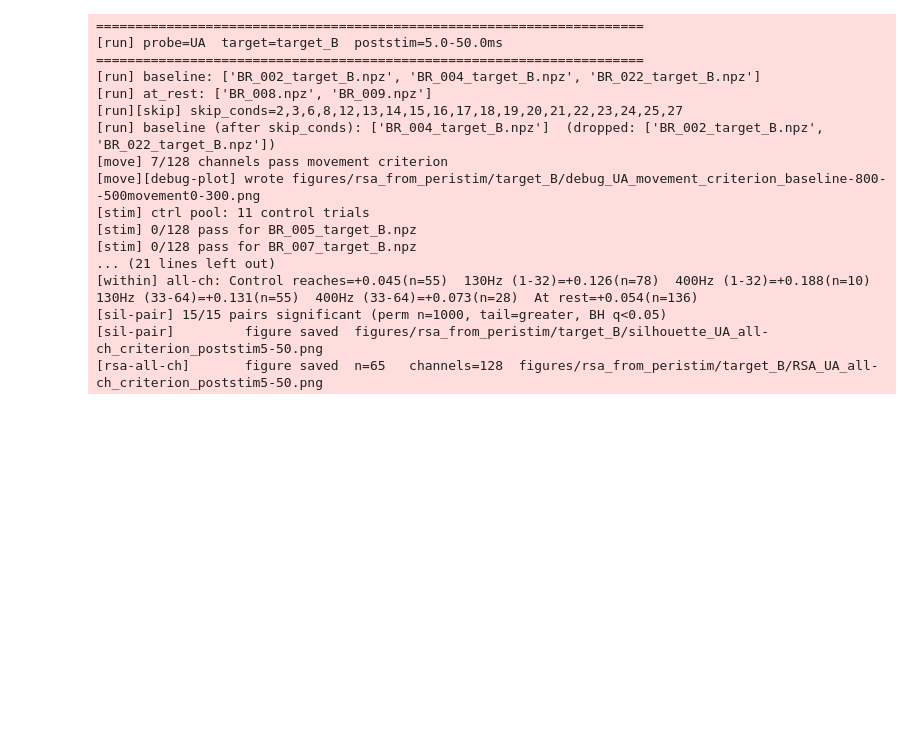
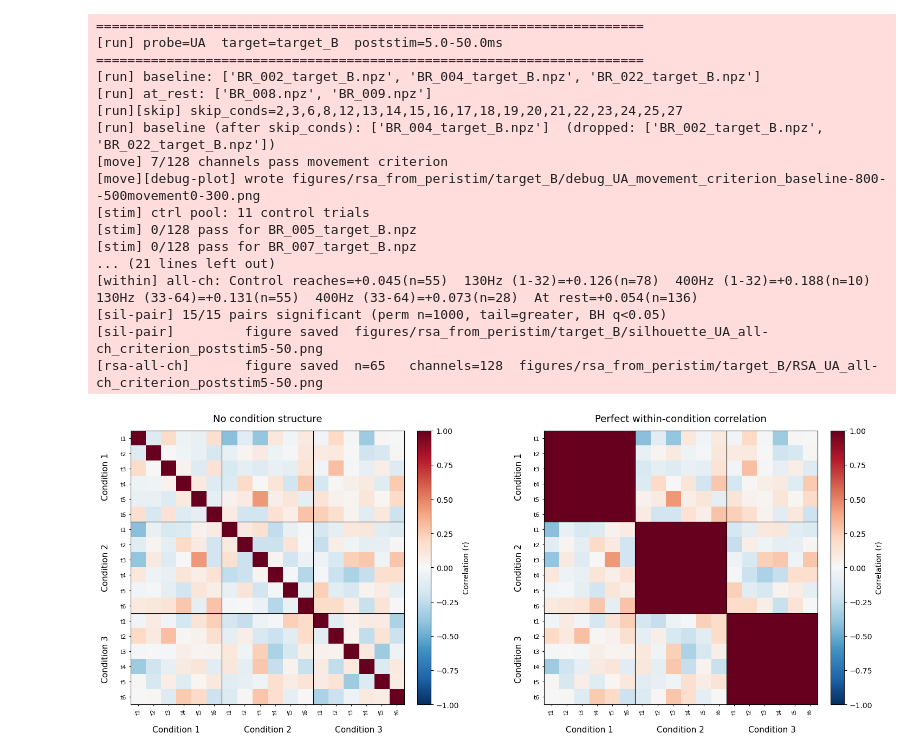
Before and after one commit to Raynor-Cerebellum-Project/RCP_analysis, a Jupyter notebook: scripts/bryan_scripts/RSA_consistency/RSA_poststim_grouped_up.ipynb, the cells around one changed output. Drawn from its saved outputs; the diff is of its cells as text; code cells hidden in the pictures; blank space fills up the shorter version.

Commit message:
add dependencies and RSA extreme plots (simulated)

```diff
--- a/scripts/bryan_scripts/RSA_consistency/RSA_poststim_grouped_up.ipynb
+++ b/scripts/bryan_scripts/RSA_consistency/RSA_poststim_grouped_up.ipynb
@@ -283,3 +283,73 @@ rcp.run_rsa(
 [sil-pair] 15/15 pairs significant (perm n=1000, tail=greater, BH q<0.05)
 [sil-pair]         figure saved  figures/rsa_from_peristim/target_B/silhouette_UA_all-ch_criterion_poststim5-50.png
 [rsa-all-ch]       figure saved  n=65   channels=128  figures/rsa_from_peristim/target_B/RSA_UA_all-ch_criterion_poststim5-50.png
+# %%
+import numpy as np
+import matplotlib.pyplot as plt
+
+rng = np.random.default_rng(7)
+
+n_conditions = 3
+n_trials = 6
+n_features = 40
+n = n_conditions * n_trials
+labels = np.repeat(np.arange(n_conditions), n_trials)
+
+# Extreme 1: no condition structure, pure noise patterns
+X_noise = rng.standard_normal((n, n_features))
+R_noise = np.corrcoef(X_noise)
+
+# Extreme 2: identical patterns within a condition, same noise across conditions
+same_cond = labels[:, None] == labels[None, :]
+R_block = np.where(same_cond, 1.0, R_noise)
+
+trial_names = [f"t{i + 1}" for i in range(n_trials)] * n_conditions
+cond_names = [f"Condition {c + 1}" for c in range(n_conditions)]
+edges = np.arange(n_conditions + 1) * n_trials - 0.5
+centers = (edges[:-1] + edges[1:]) / 2
+
+
+def draw(ax, R, title):
+    im = ax.imshow(R, aspect="equal", origin="upper", interpolation="nearest",
+                   cmap="RdBu_r", vmin=-1.0, vmax=1.0)
+    ax.set_title(title, fontsize=13, pad=12)
+
+    # Trial ticks on the inner axes
+    ax.set_xticks(np.arange(n))
+    ax.set_yticks(np.arange(n))
+    ax.set_xticklabels(trial_names, fontsize=8, rotation=90)
+    ax.set_yticklabels(trial_names, fontsize=8)
+    ax.tick_params(length=2)
+
+    # Condition boundaries
+    for b in edges[1:-1]:
+        ax.axhline(b, color="k", lw=0.8)
+        ax.axvline(b, color="k", lw=0.8)
+
+    # Condition labels on outer axes
+    secx = ax.secondary_xaxis("bottom")
+    secx.set_xticks(centers)
+    secx.set_xticklabels(cond_names, fontsize=11)
+    secx.tick_params(length=0, pad=28)
+    secx.spines["bottom"].set_visible(False)
+
+    secy = ax.secondary_yaxis("left")
+    secy.set_yticks(centers)
+    secy.set_yticklabels(cond_names, fontsize=11, rotation=90, va="center")
+    secy.tick_params(length=0, pad=28)
+    secy.spines["left"].set_visible(False)
+
+    cbar = ax.figure.colorbar(im, ax=ax, fraction=0.046, pad=0.04)
+    cbar.set_label("Correlation (r)")
+    return im
+
+
+fig, axes = plt.subplots(1, 2, figsize=(15, 6.2))
+draw(axes[0], R_noise, "No condition structure")
+draw(axes[1], R_block, "Perfect within-condition correlation")
+fig.tight_layout(w_pad=4)
+
+fig.savefig("rsa_extremes.png", dpi=300, bbox_inches="tight")
+plt.show()
+# %% [output]
+[figure, added]
```
Also changed, not shown: 13 other files.
